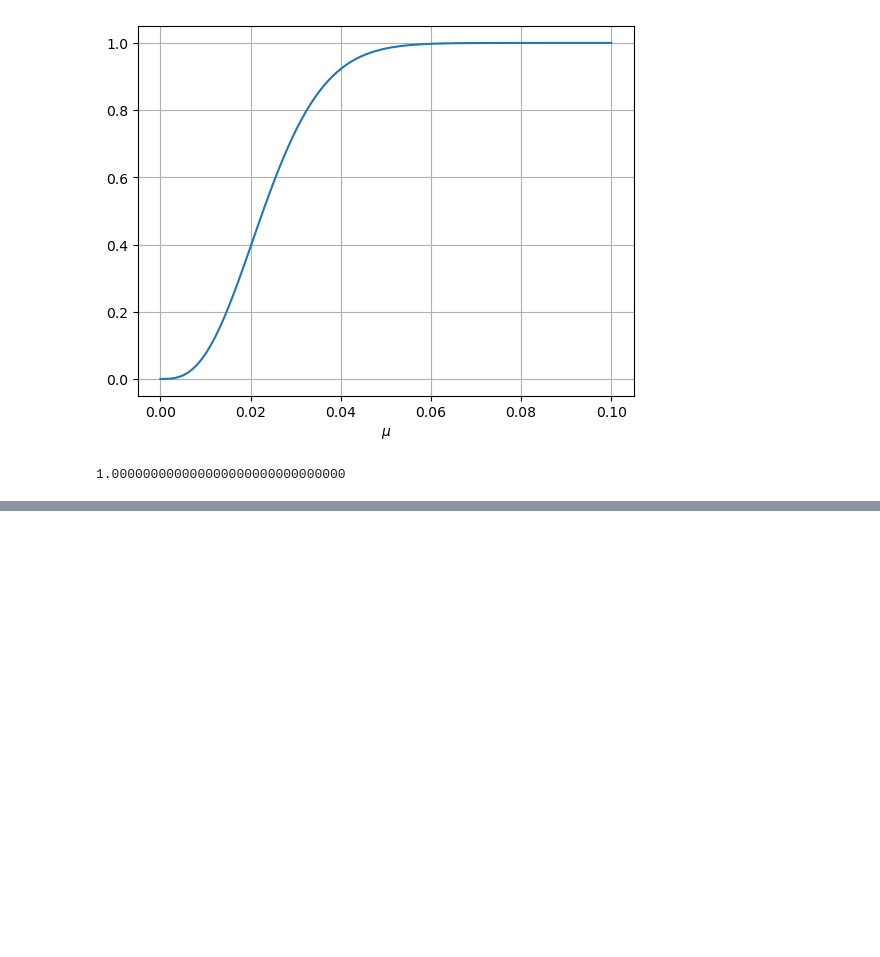
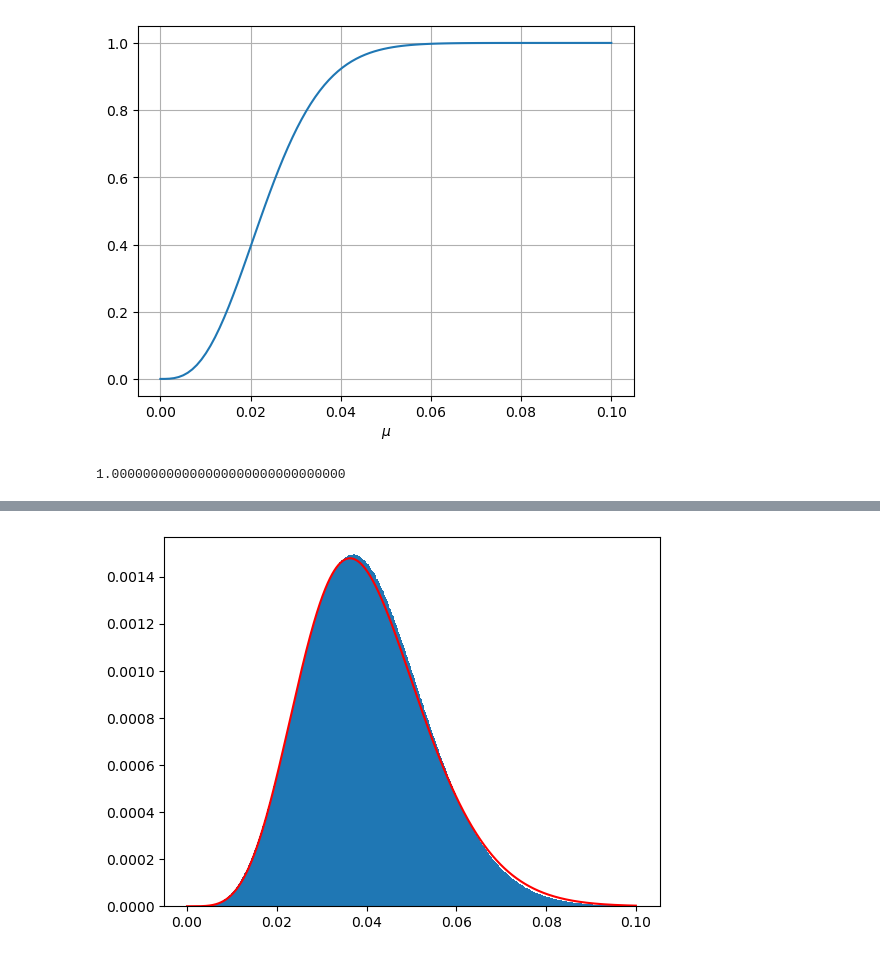
Before and after one commit to rpazuki/morpho_repo, a Jupyter notebook: Gershgoring/Sampling.ipynb, the cells around one changed output, grey strips where cells are left out. Saved outputs shown, nothing was run; the diff lists cells and outputs as text; code cells hidden in the pictures; blank space fills up the shorter version.

```diff
--- a/Gershgoring/Sampling.ipynb
+++ b/Gershgoring/Sampling.ipynb
@@ -188,0 +172,29 @@ plt.plot(bins4, vs4, 'y')
+# %%
+def p_5(s, sigma):
+    sigma_2 = sigma**2
+    return ((5/np.sqrt(2*np.pi*sigma_2))
+            *np.exp(3*s/np.sqrt(sigma))*np.exp(-s**2/(10*sigma_2))
+            *(special.erf(s/(np.sqrt(10)*sigma))**4)
+           )
+
+def Pr5_est(s_end, sigma):
+    return special.erf(s_end/(np.sqrt(9.5)*sigma))**4
+# %%
+n = 5
+sample_size5 = 200000000
+sigma = .01
+xs5 = np.random.normal(0, sigma, (n, sample_size5))
+x_abs5 = np.abs(xs5)
+s_abs5 = np.sum(x_abs5, axis=0)
+# %%
+bins_num=2000
+hist5, bins5= np.histogram(s_abs5, bins=bins_num,  range=[0, .1])
+# %%
+plt.bar(bins5[:-1], hist5/sample_size5, width=1/bins_num, align='edge')
+
+vs5 = p_5(bins5, sigma)
+vs5 = vs5/np.sum(vs5)
+plt.plot(bins5, vs5, 'r')
+plt.show()
+# %% [output]
+[figure, added]
```
Also changed, not shown: parts of 6 cells of this notebook, 6 other files.
